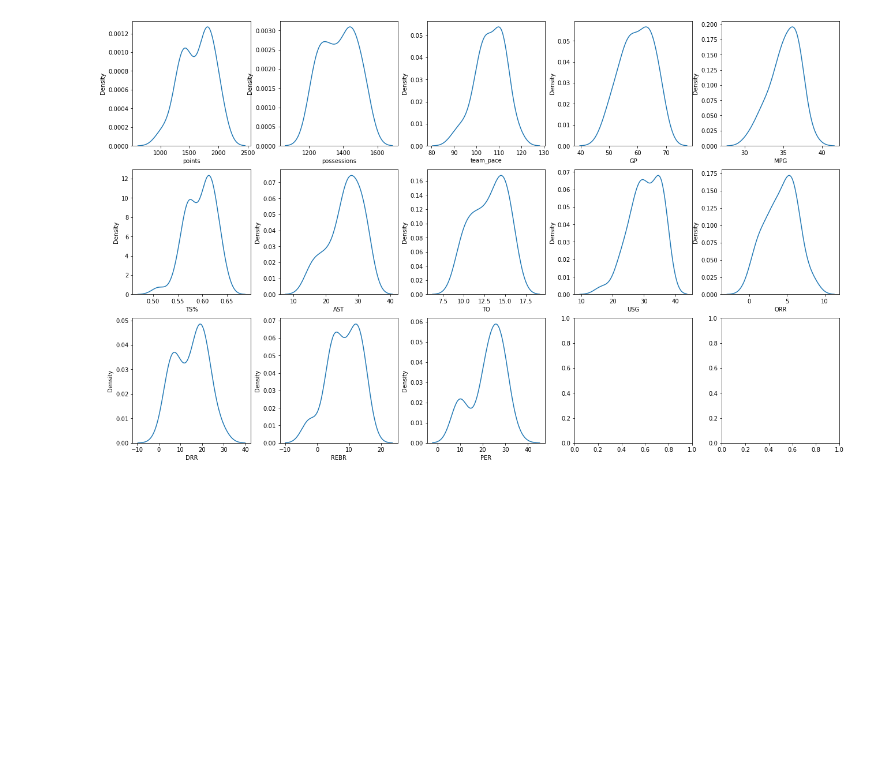
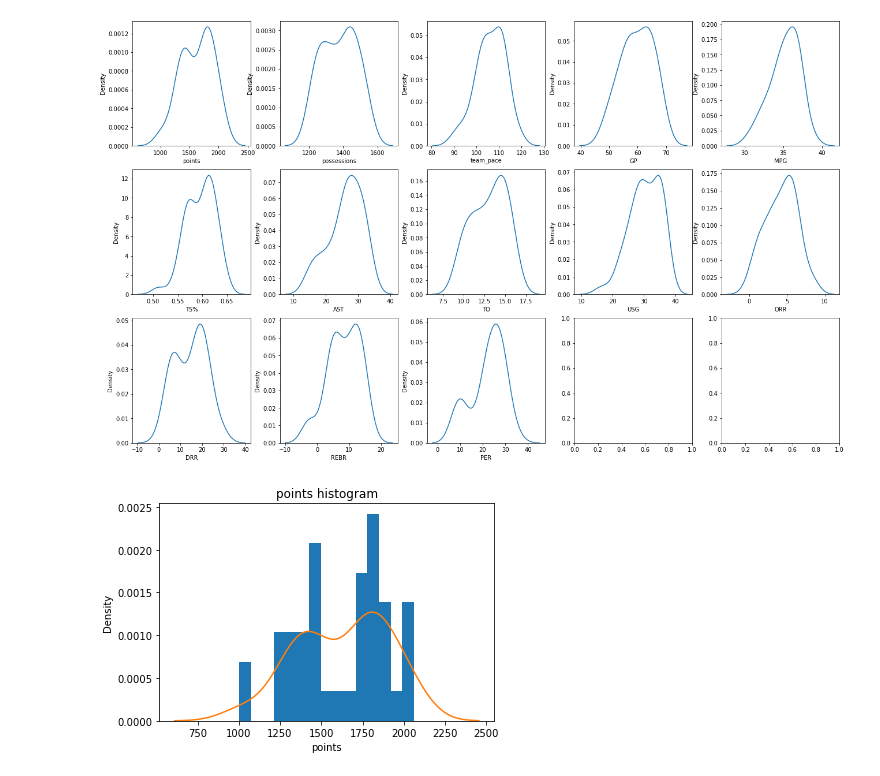
Before and after one commit to Shpchv/basketboll-analytics, a Jupyter notebook: space-jam-anl.ipynb, the cells around one changed output. Cells and saved outputs as stored; diff of their text form; code cells hidden in the pictures; blank space fills up the shorter version.

```diff
--- a/space-jam-anl.ipynb
+++ b/space-jam-anl.ipynb
@@ -280,3 +283,9 @@ for i in range(len(cols)):
     sns.kdeplot(ax = axes[i//5, i%5], data = player_df[cols[i]])
 # %% [output]
 [figure]
+# %%
+plt.hist(player_df['points'], density=True, bins=15)
+plt.title('points histogram')
+sns.kdeplot(player_df['points']);
+# %% [output]
+[figure, added]
```
Also changed, not shown: parts of 20 cells of this notebook.
